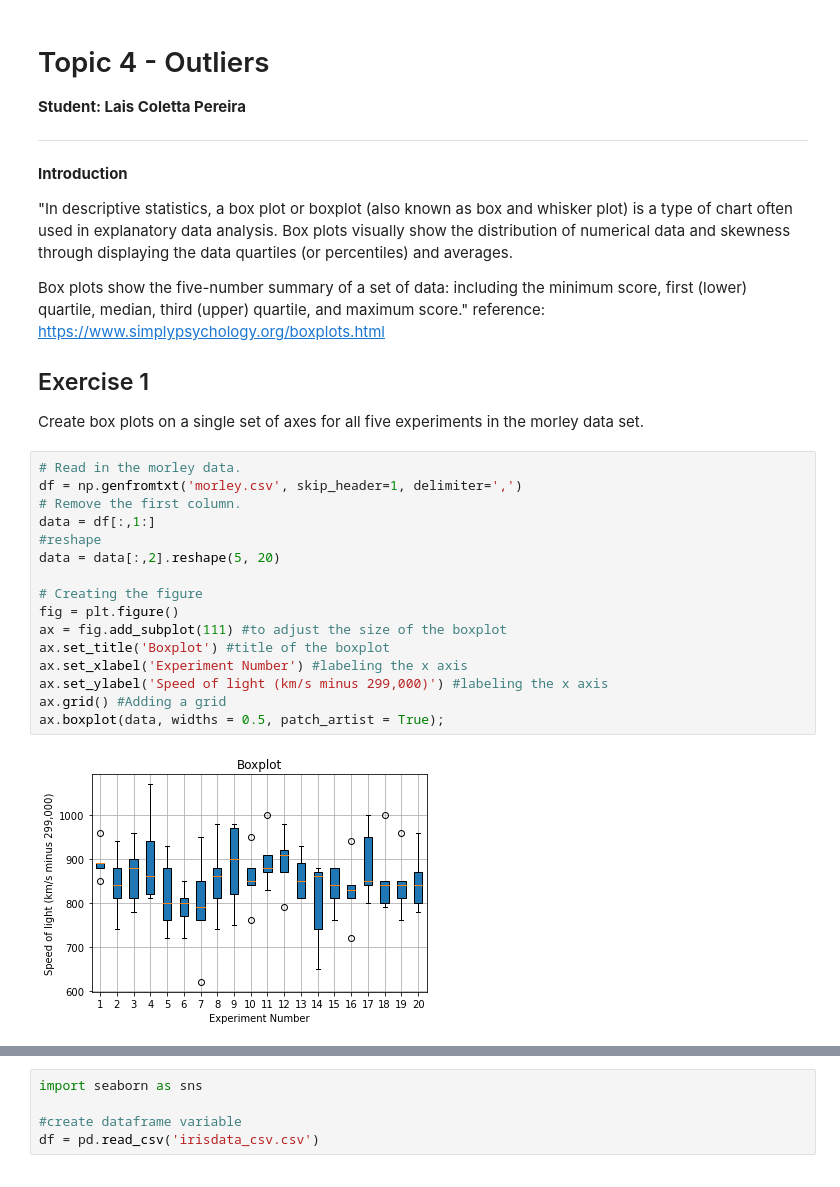
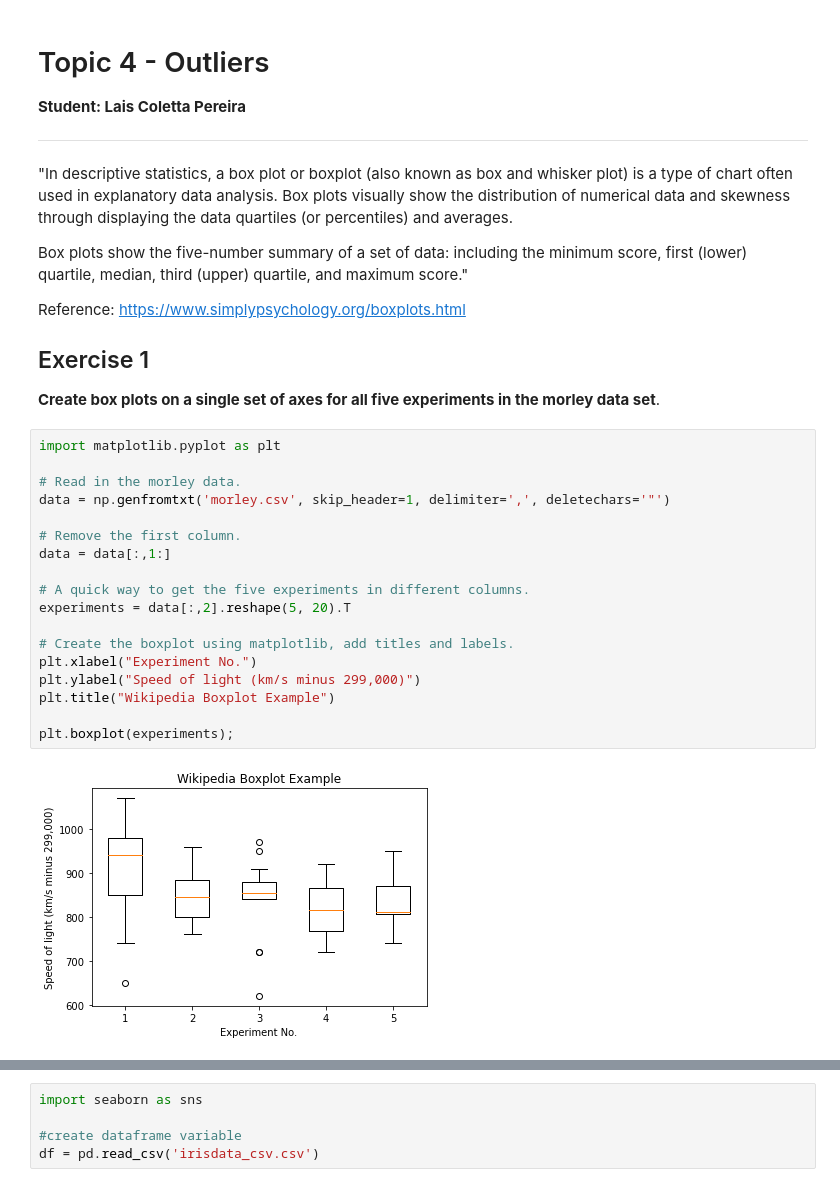
Before and after one commit to LaisColetta/funddata-assessments, a Jupyter notebook: practicals/04-outlier-exercise.ipynb, the cells around one changed output, grey strips where cells are left out. Cells and saved outputs as stored; diff of their text form.

```diff
--- a/practicals/04-outlier-exercise.ipynb
+++ b/practicals/04-outlier-exercise.ipynb
@@ -5,33 +5,33 @@
 
 ***
 
-
-<b>Introduction</b>
-
 "In descriptive statistics, a box plot or boxplot (also known as box and whisker plot) is a type of chart often used in explanatory data analysis. Box plots visually show the distribution of numerical data and skewness through displaying the data quartiles (or percentiles) and averages.
 
 Box plots show the five-number summary of a set of data: including the minimum score, first (lower) quartile, median, third (upper) quartile, and maximum score."
-reference: https://www.simplypsychology.org/boxplots.html
+
+Reference: https://www.simplypsychology.org/boxplots.html
 
 ## Exercise 1
 
-Create box plots on a single set of axes for all five experiments in the morley data set.
+<b>Create box plots on a single set of axes for all five experiments in the morley data set</b>.
 # %%
+import matplotlib.pyplot as plt
+
 # Read in the morley data.
-df = np.genfromtxt('morley.csv', skip_header=1, delimiter=',')
+data = np.genfromtxt('morley.csv', skip_header=1, delimiter=',', deletechars='"')
+
 # Remove the first column.
-data = df[:,1:]
-#reshape
-data = data[:,2].reshape(5, 20)
+data = data[:,1:]
 
-# Creating the figure
-fig = plt.figure()
-ax = fig.add_subplot(111) #to adjust the size of the boxplot
-ax.set_title('Boxplot') #title of the boxplot
-ax.set_xlabel('Experiment Number') #labeling the x axis
-ax.set_ylabel('Speed of light (km/s minus 299,000)') #labeling the x axis
-ax.grid() #Adding a grid
-ax.boxplot(data, widths = 0.5, patch_artist = True);
+# A quick way to get the five experiments in different columns.
+experiments = data[:,2].reshape(5, 20).T
+
+# Create the boxplot using matplotlib, add titles and labels.
+plt.xlabel("Experiment No.")
+plt.ylabel("Speed of light (km/s minus 299,000)")
+plt.title("Wikipedia Boxplot Example")
+
+plt.boxplot(experiments);
 # %% [output]
-[figure, old version]
+[figure, new version]
 # %% [markdown]
```
Also changed, not shown: parts of 7 cells of this notebook.
